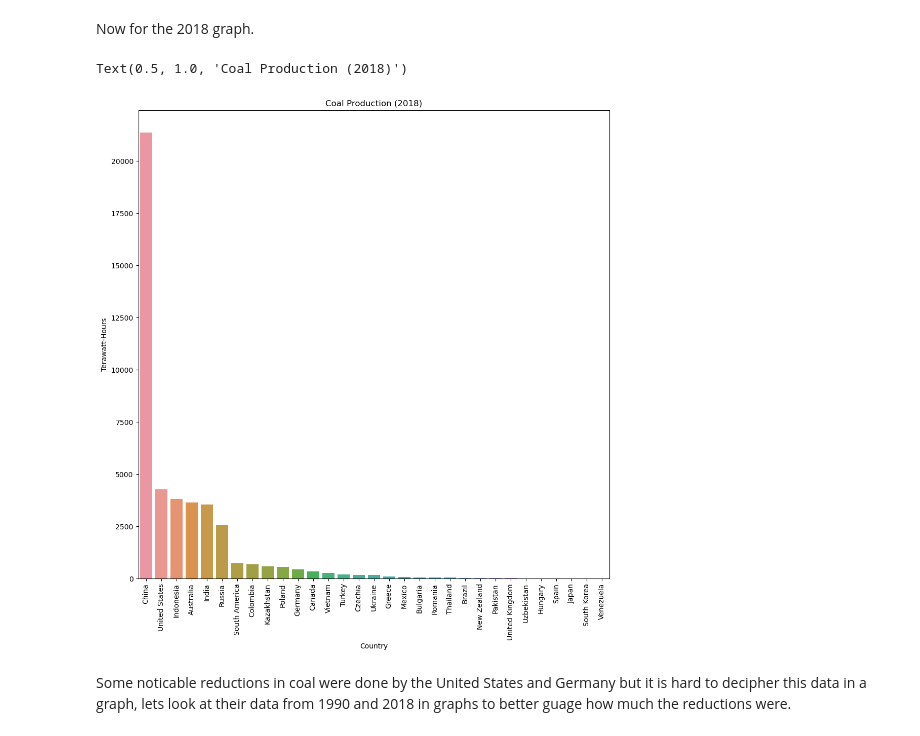
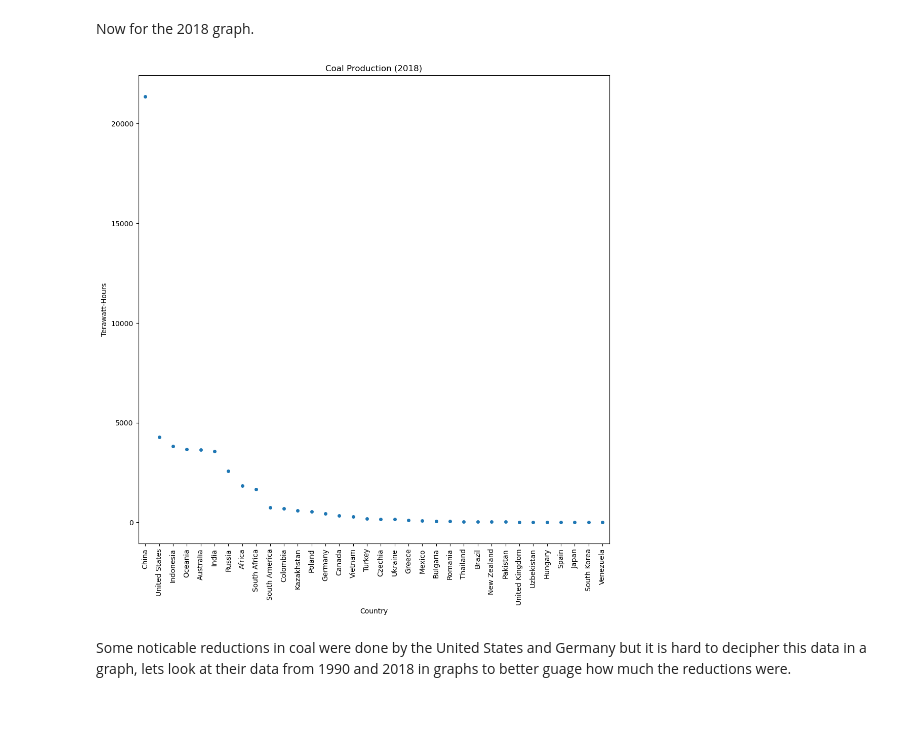
Before and after one commit to ubco-W2022T1-cosc301/project-group02, a Jupyter notebook: notebooks/analysis2.ipynb, the cells around one changed output. Cells and saved outputs as stored; diff of their text form; code cells hidden in the pictures.

```diff
--- a/notebooks/analysis2.ipynb
+++ b/notebooks/analysis2.ipynb
@@ -401,7 +399,7 @@ df2018 = df2018.loc[~df2018['Country'].str.contains('Asia')]
 df2018 = df2018.loc[~df2018['Country'].str.contains('North America')]
 df2018 = df2018.loc[~df2018['Country'].str.contains('Europe')]
 df2018 = df2018.loc[~df2018['Country'].str.contains('Oceania')]
-df2018 = df2018.loc[~df2018['Country'].str.contains('Africa')]
+# df2018 = df2018.loc[~df2018['Country'].str.contains('Africa')]
 df2018.reset_index(drop=True, inplace=True)
 # df2018.to_csv('milestone4_abi_2018.csv')
 
@@ -412,6 +410,6 @@ dfAllYears = dfAllYears.loc[~dfAllYears['Country'].str.contains('Asia')]
 dfAllYears = dfAllYears.loc[~dfAllYears['Country'].str.contains('North America')]
 dfAllYears = dfAllYears.loc[~dfAllYears['Country'].str.contains('Europe')]
 dfAllYears = dfAllYears.loc[~dfAllYears['Country'].str.contains('Oceania')]
-dfAllYears = dfAllYears.loc[~dfAllYears['Country'].str.contains('Africa')]
+# dfAllYears = dfAllYears.loc[~dfAllYears['Country'].str.contains('Africa')]
 dfAllYears.reset_index(drop=True, inplace=True)
 # dfAnalysis.to_csv('milestone4_abi_all_years.csv')
@@ -495,14 +515,14 @@ Text(0.5, 1.0, 'Coal Production (1990)')
 Now for the 2018 graph.
 # %%
 plt.figure(figsize=(12, 12))
-sns.barplot(x='Country', y='Coal production, measured in terawatt-hours', data=df2018)
+sns.stripplot(x='Country', y='Coal production, measured in terawatt-hours', data=df2018)
 plt.ylabel('Terawatt-Hours')
 plt.xlabel('Country')
 plt.xticks(rotation=90)
 plt.title('Coal Production (2018)')
+plt.savefig('ad_coal_prod_2018.png')
 # %% [output]
-Text(0.5, 1.0, 'Coal Production (2018)')
-[figure, old version]
+[figure, new version]
 # %% [markdown]
 Some noticable reductions in coal were done by the United States and Germany but it is hard to decipher this data in a graph, lets look at their data from 1990 and 2018 in graphs to better guage how much the reductions were.
 # %%
```
Also changed, not shown: parts of 7 cells of this notebook, 13 other files.
